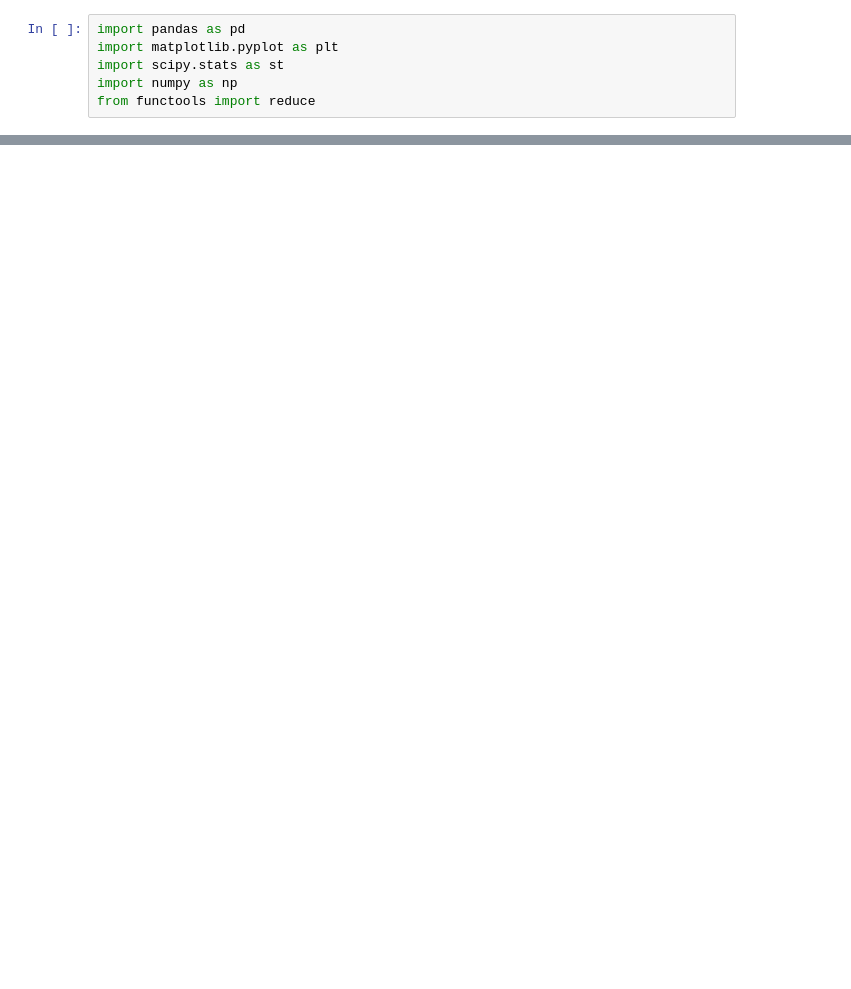
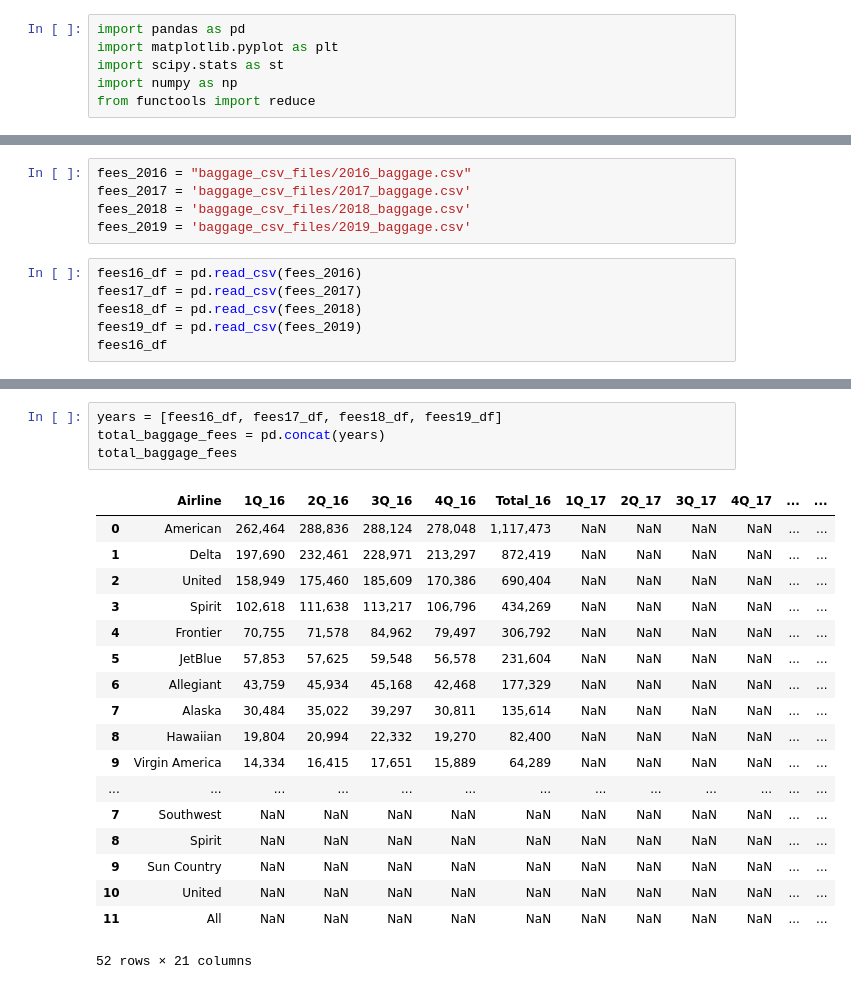
Before and after one commit to marcum531/Project1, a Jupyter notebook: Baggage_Fees.ipynb, the cells around one changed output, grey strips where cells are left out. Drawn from its saved outputs; the diff is of its cells as text; blank space fills up the shorter version.

```diff
--- a/Baggage_Fees.ipynb
+++ b/Baggage_Fees.ipynb
@@ -386,0 +7,11 @@ all_baggage8
+# %%
+fees_2016 = "baggage_csv_files/2016_baggage.csv"
+fees_2017 = 'baggage_csv_files/2017_baggage.csv'
+fees_2018 = 'baggage_csv_files/2018_baggage.csv'
+fees_2019 = 'baggage_csv_files/2019_baggage.csv'
+# %%
+fees16_df = pd.read_csv(fees_2016)
+fees17_df = pd.read_csv(fees_2017)
+fees18_df = pd.read_csv(fees_2018)
+fees19_df = pd.read_csv(fees_2019)
+fees16_df
@@ -386,0 +84,23 @@ all_baggage8
+# %%
+years = [fees16_df, fees17_df, fees18_df, fees19_df]
+total_baggage_fees = pd.concat(years)
+total_baggage_fees
+# %% [output]
+|  | Airline | 1Q_16 | 2Q_16 | 3Q_16 | 4Q_16 | Total_16 | 1Q_17 | 2Q_17 | 3Q_17 | 4Q_17 | ... | ... |
+| 0 | American | 262,464 | 288,836 | 288,124 | 278,048 | 1,117,473 | NaN | NaN | NaN | NaN | ... | ... |
+| 1 | Delta | 197,690 | 232,461 | 228,971 | 213,297 | 872,419 | NaN | NaN | NaN | NaN | ... | ... |
+| 2 | United | 158,949 | 175,460 | 185,609 | 170,386 | 690,404 | NaN | NaN | NaN | NaN | ... | ... |
+| 3 | Spirit | 102,618 | 111,638 | 113,217 | 106,796 | 434,269 | NaN | NaN | NaN | NaN | ... | ... |
+| 4 | Frontier | 70,755 | 71,578 | 84,962 | 79,497 | 306,792 | NaN | NaN | NaN | NaN | ... | ... |
+| 5 | JetBlue | 57,853 | 57,625 | 59,548 | 56,578 | 231,604 | NaN | NaN | NaN | NaN | ... | ... |
+| 6 | Allegiant | 43,759 | 45,934 | 45,168 | 42,468 | 177,329 | NaN | NaN | NaN | NaN | ... | ... |
+| 7 | Alaska | 30,484 | 35,022 | 39,297 | 30,811 | 135,614 | NaN | NaN | NaN | NaN | ... | ... |
+| 8 | Hawaiian | 19,804 | 20,994 | 22,332 | 19,270 | 82,400 | NaN | NaN | NaN | NaN | ... | ... |
+| 9 | Virgin America | 14,334 | 16,415 | 17,651 | 15,889 | 64,289 | NaN | NaN | NaN | NaN | ... | ... |
+| ... | ... | ... | ... | ... | ... | ... | ... | ... | ... | ... | ... | ... |
+| 7 | Southwest | NaN | NaN | NaN | NaN | NaN | NaN | NaN | NaN | NaN | ... | ... |
+| 8 | Spirit | NaN | NaN | NaN | NaN | NaN | NaN | NaN | NaN | NaN | ... | ... |
+| 9 | Sun Country | NaN | NaN | NaN | NaN | NaN | NaN | NaN | NaN | NaN | ... | ... |
+| 10 | United | NaN | NaN | NaN | NaN | NaN | NaN | NaN | NaN | NaN | ... | ... |
+| 11 | All | NaN | NaN | NaN | NaN | NaN | NaN | NaN | NaN | NaN | ... | ... |
+52 rows × 21 columns
```
Also changed, not shown: parts of 25 cells of this notebook.
